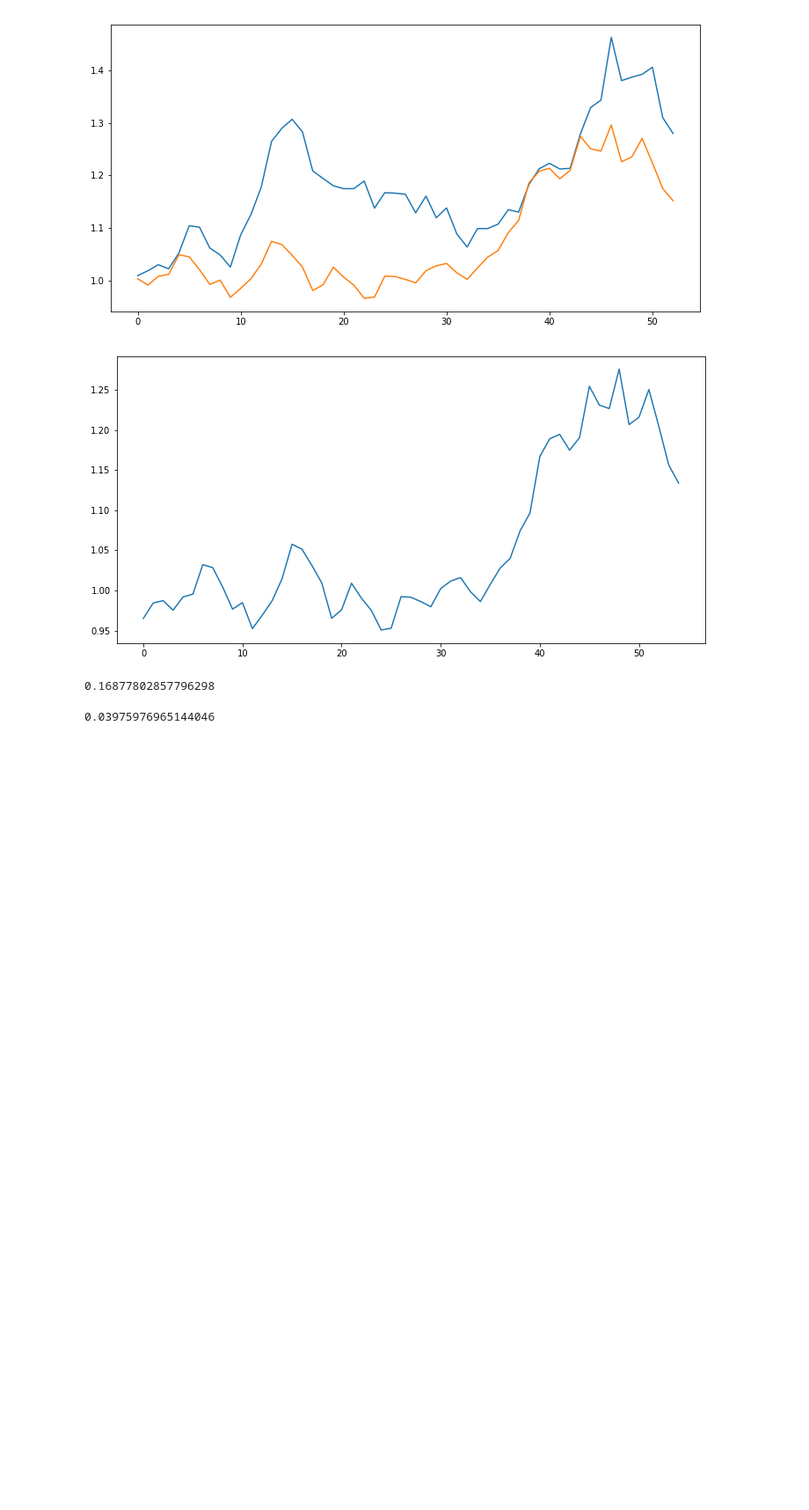
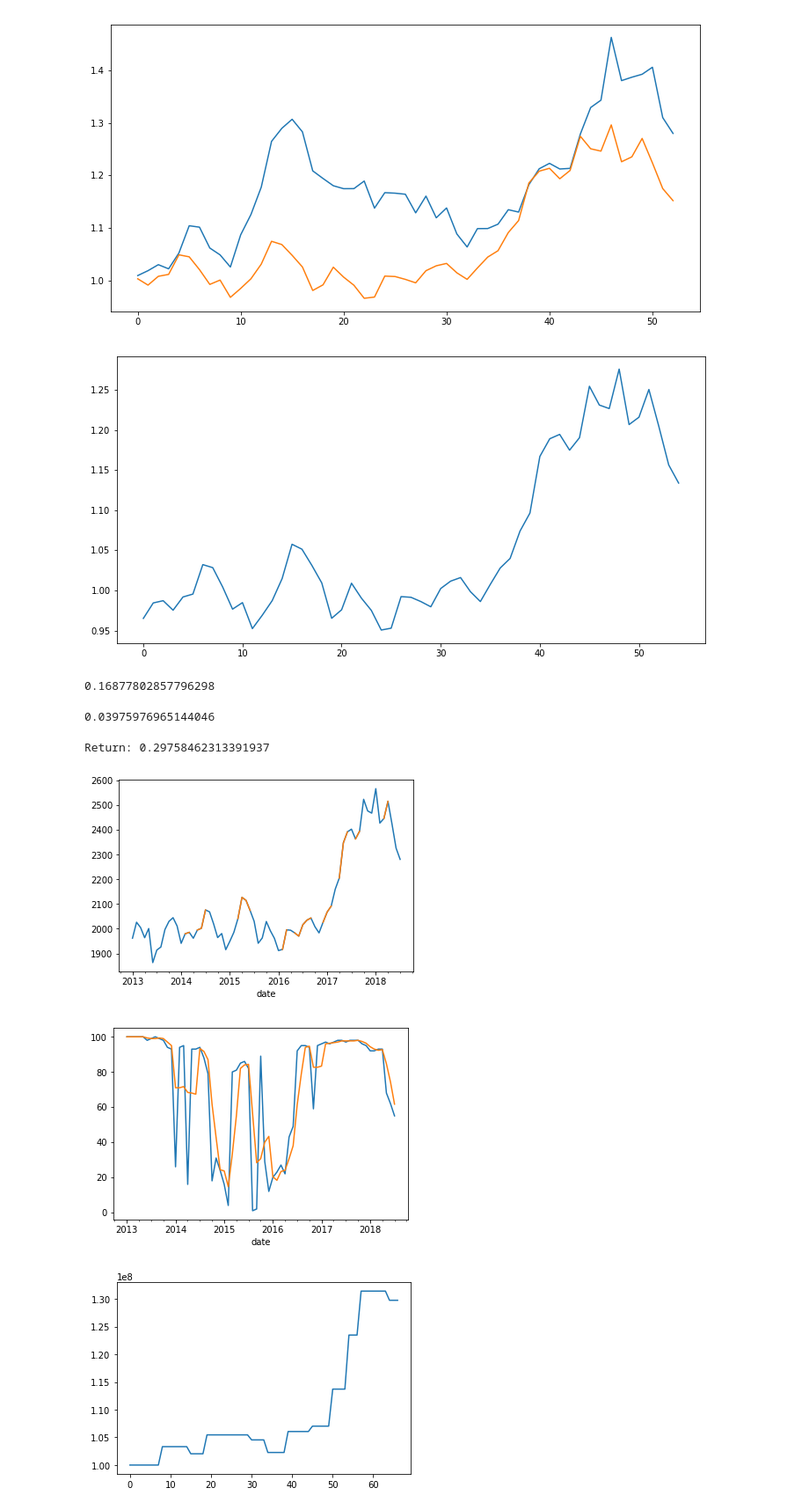
Before and after one commit to hyemin9403/keyst_notebooks, a Jupyter notebook: 마켓시그널툴.ipynb, the cells around one changed output. Shown at 88% size. Saved outputs shown, nothing was run; the diff lists cells and outputs as text; code cells hidden in the pictures; blank space fills up the shorter version.

```diff
--- a/마켓시그널툴.ipynb
+++ b/마켓시그널툴.ipynb
@@ -451,3 +451,14 @@ bm_yield[-1] - bm_yield[0]
 (1 + bm_yield[-1] - bm_yield[0]) ** (1/4) - 1
 # %% [output]
 0.03975976965144046
+# %%
+kp_rank = pd.DataFrame(score_rank['코스피'])
+kp_rank['코스피 Rank Scaled'] = (-1 * kp_rank['코스피']) + kp_rank['코스피'].max()
+kp_rank_scaled = kp_rank['코스피 Rank Scaled']
+bins = np.linspace(kp_rank_scaled.min(), kp_rank_scaled.max(), 100)
+kp_signal = pd.DataFrame(np.digitize(kp_rank_scaled, bins))
+kp_signal.index = pd.to_datetime(kp_rank_scaled.index)
+
+kp_signal['Rank Long'] = kp_signal.rolling(3).mean().fillna(100)
+kp_signal['Signal'] = (kp_signal[0] > kp_signal['Rank Long']) * 1
+kp_signal['Signal Price'] = (kp_signal['Signal'] * ohlcv_m['코스피']).replace(0, np.nan)
@@ -453,0 +504,18 @@ bm_yield[-1] - bm_yield[0]
+# %%
+print('Return: {}'.format((capital_history[-1] - capital_history[0]) / capital_history[0]))
+
+ohlcv_m['코스피'].plot()
+kp_signal['Signal Price'].plot()
+plt.show()
+
+kp_signal[0].plot()
+kp_signal['Rank Long'].plot()
+plt.show()
+
+plt.plot(capital_history)
+plt.show()
+# %% [output]
+Return: 0.29758462313391937
+[figure, added]
+[figure, added]
+[figure, added]
```
Also changed, not shown: parts of 1 cell of this notebook, 4 other files.
